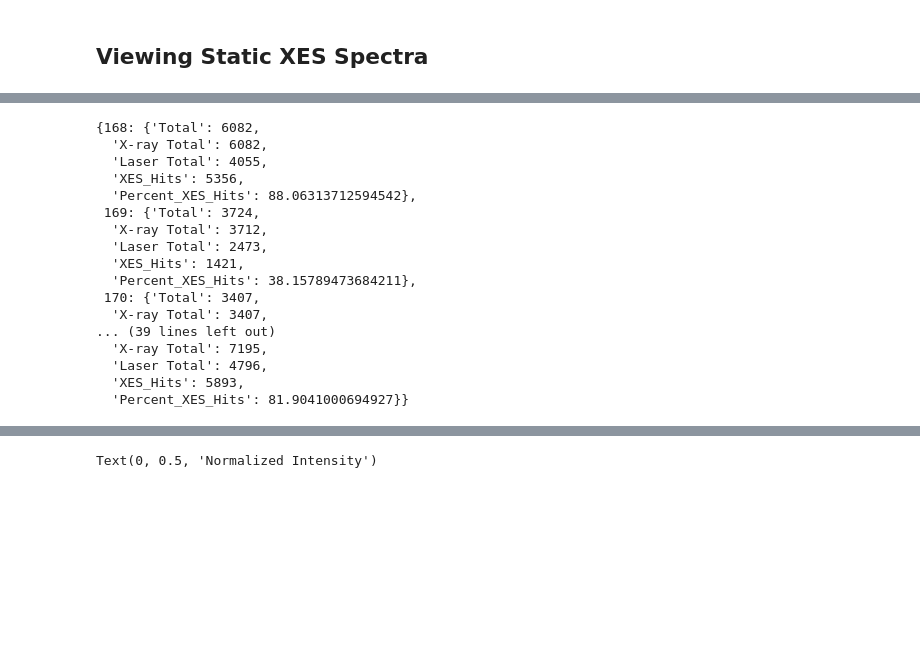
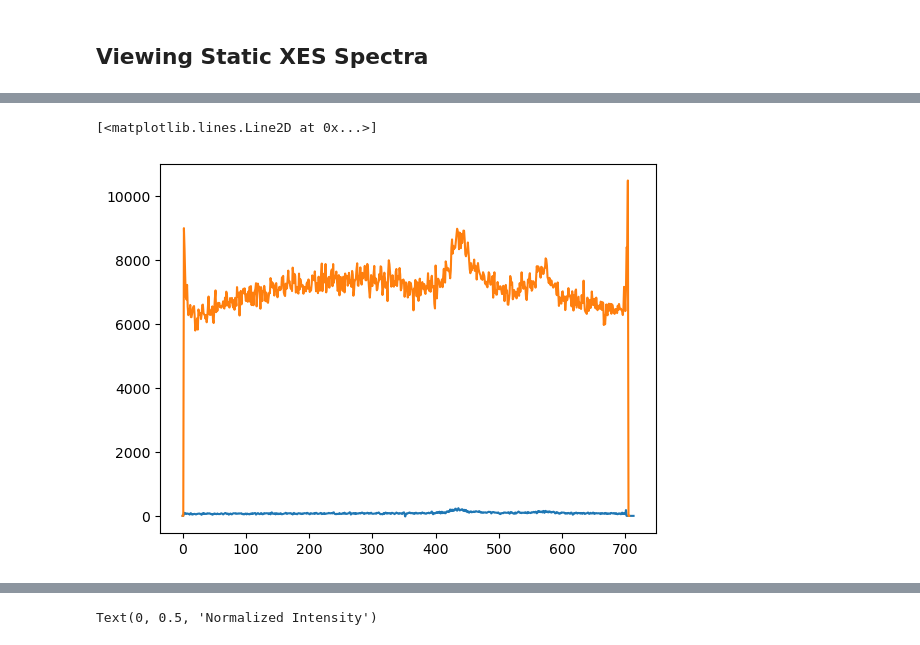
Before and after one commit to lg345/XSpect, a Jupyter notebook: XSpect_XES_mfx101080524.ipynb, the cells around one changed output, grey strips where cells are left out. Cells and saved outputs as stored; diff of their text form; code cells hidden in the pictures; blank space fills up the shorter version.

```diff
--- a/XSpect_XES_mfx101080524.ipynb
+++ b/XSpect_XES_mfx101080524.ipynb
@@ -64,21 +64,9 @@ xes.aggregate_statistics()
-# %%
-xes.run_statistics
-# %% [output]
-{168: {'Total': 6082,
-  'X-ray Total': 6082,
-  'Laser Total': 4055,
-  'XES_Hits': 5356,
-  'Percent_XES_Hits': 88.06313712594542},
- 169: {'Total': 3724,
-  'X-ray Total': 3712,
-  'Laser Total': 2473,
-  'XES_Hits': 1421,
-  'Percent_XES_Hits': 38.15789473684211},
- 170: {'Total': 3407,
-  'X-ray Total': 3407,
-... (39 lines left out)
-  'X-ray Total': 7195,
-  'Laser Total': 4796,
-  'XES_Hits': 5893,
-  'Percent_XES_Hits': 81.9041000694927}}
+# %%
+droplets=np.loadtxt('droplets.npy')
+# %%
+plt.plot(droplets)
+plt.plot(v.summed_xes)
+# %% [output]
+[<matplotlib.lines.Line2D at 0x...>]
+[figure, added]
 # %%
```
Also changed, not shown: parts of 7 cells of this notebook.
